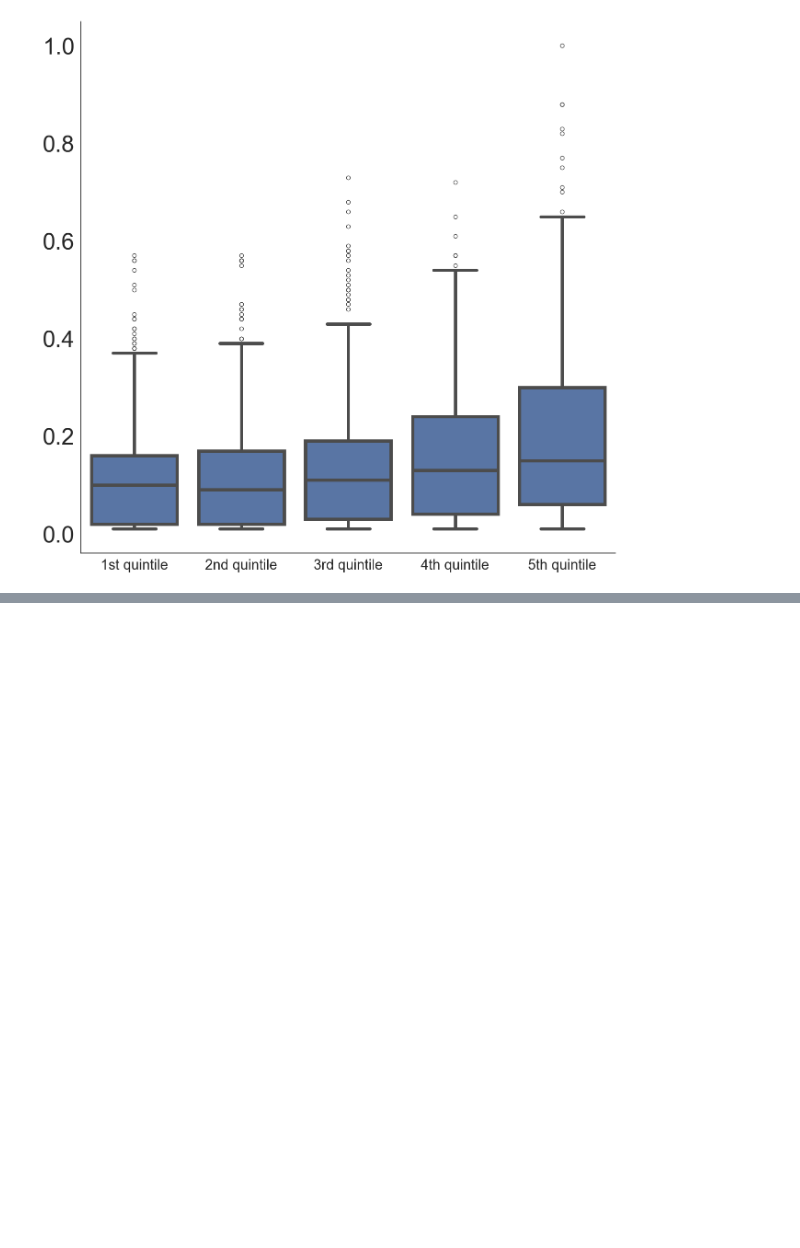
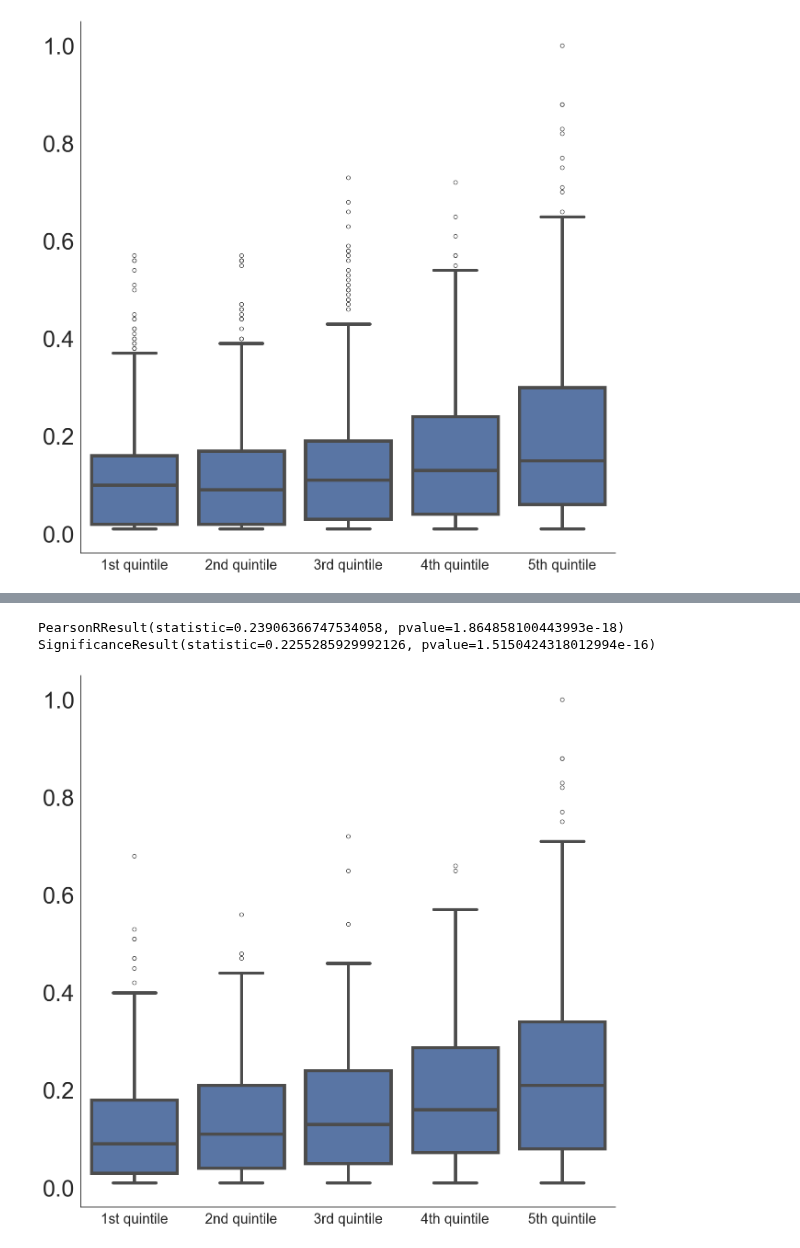
Before and after one commit to menchelab/Exposome, a Jupyter notebook: Exp_fin_10_Hazard.ipynb, the cells around one changed output, grey strips where cells are left out. Drawn from its saved outputs; the diff is of its cells as text; code cells hidden in the pictures; blank space fills up the shorter version.

```diff
--- a/Exp_fin_10_Hazard.ipynb
+++ b/Exp_fin_10_Hazard.ipynb
@@ -729,0 +913,70 @@ exp_haz_df.to_csv("output/exp_haz_df.tsv",sep="\t")
+# %%
+#Then, we will make a correlation plot to visualize whether there is a positive correlation between degree and hazard
+import scipy
+
+max_deg_list=[]
+haz_list=[]
+for chem,haz in susdat_toxicity_ctd_full_dict.items():
+    if str(haz)!='nan':
+        try:
+            max_deg_list.append(chem_gene_hq_max_degree[chem])
+            haz_list.append(haz)
+        except:
+            pass
+
+
+print(scipy.stats.pearsonr(max_deg_list,haz_list))  # Pearson's r
+print(scipy.stats.spearmanr(max_deg_list,haz_list)) # Spearman's rho
+# %% [output]
+PearsonRResult(statistic=0.23906366747534058, pvalue=1.864858100443993e-18)
+SignificanceResult(statistic=0.2255285929992126, pvalue=1.5150424318012994e-16)
+# %%
+column_names = ["Hazard", "Degree"]
+
+deg_haz_df = pd.DataFrame(columns = column_names)
+deg_haz_df['Hazard']=haz_list
+deg_haz_df['Degree']=max_deg_list
+deg_haz_df_sort_by_degree=deg_haz_df.sort_values("Degree")
+cat_list=[]
+for i in range(len(deg_haz_df_sort_by_degree)):
+    if i<len(deg_haz_df_sort_by_degree)/5:
+        cat_list.append("1st quintile")
+    elif i>len(deg_haz_df_sort_by_degree)/5 and i<2*len(deg_haz_df_sort_by_degree)/5:
+        cat_list.append("2nd quintile")
+    elif i>2*len(deg_haz_df_sort_by_degree)/5 and i<3*len(deg_haz_df_sort_by_degree)/5:
+        cat_list.append("3rd quintile")
+    elif i>3*len(deg_haz_df_sort_by_degree)/5 and i<4*len(deg_haz_df_sort_by_degree)/5:
+        cat_list.append("4th quintile")
+    else:
+        cat_list.append("5th quintile")
+
+deg_haz_df_sort_by_degree["Group"]=cat_list
+
+#Let's visualize as boxplot
+import seaborn as sns
+import matplotlib.pyplot as plt
+
+# set a grey background (use sns.set_theme() if seaborn version 0.11.0 or above)
+fig, ax = plt.subplots(figsize=(15, 15))
+
+sns.set_style('white')
+sns.set(style="white",font_scale = 2)
+
+ax.spines['top'].set_visible(False)
+ax.spines['right'].set_visible(False)
+ax.spines['bottom'].set_visible(True)
+ax.spines['left'].set_visible(True)
+g=sns.boxplot(data=deg_haz_df_sort_by_degree,x="Group", y="Hazard",order=['1st quintile','2nd quintile', '3rd quintile','4th quintile',
+ '5th quintile'],linewidth=5)
+plt.xlabel('',fontsize=22)
+plt.ylabel('', fontsize=22)
+#plt.xticks([], fontsize=22)
+ax.grid(False)
+ax.set_yticklabels([round(i,2) for i in ax.get_yticks()], size = 36)
+#ax.set_xticklabels(ax.get_xticks(), size = 36)
+plt.savefig('output/Figures/SF7F_v01_post_rev.pdf',format='pdf',dpi=300, bbox_inches = "tight")
+#g.set_yscale("log")
+
+plt.show()
+# %% [output]
+[figure, added]
```
Also changed, not shown: parts of 12 cells of this notebook, 2 other files.
